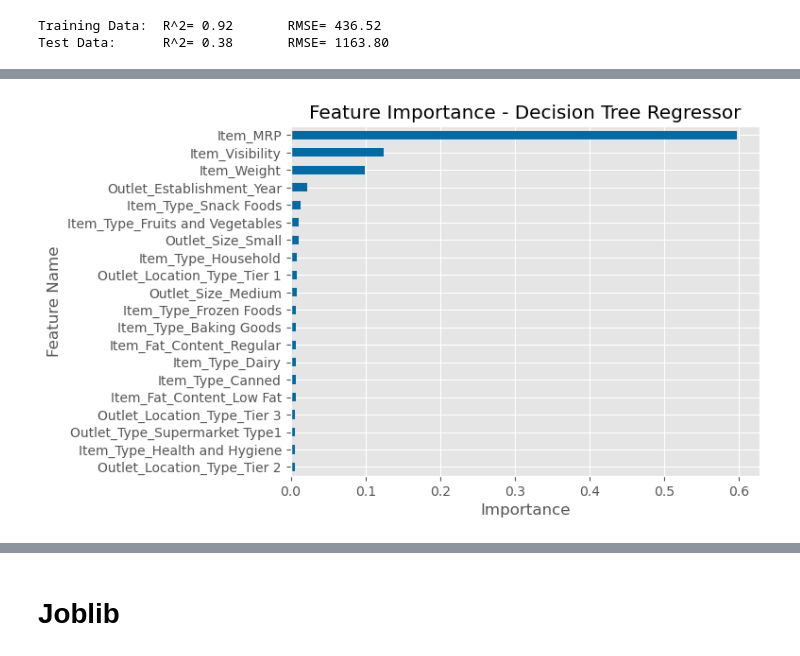
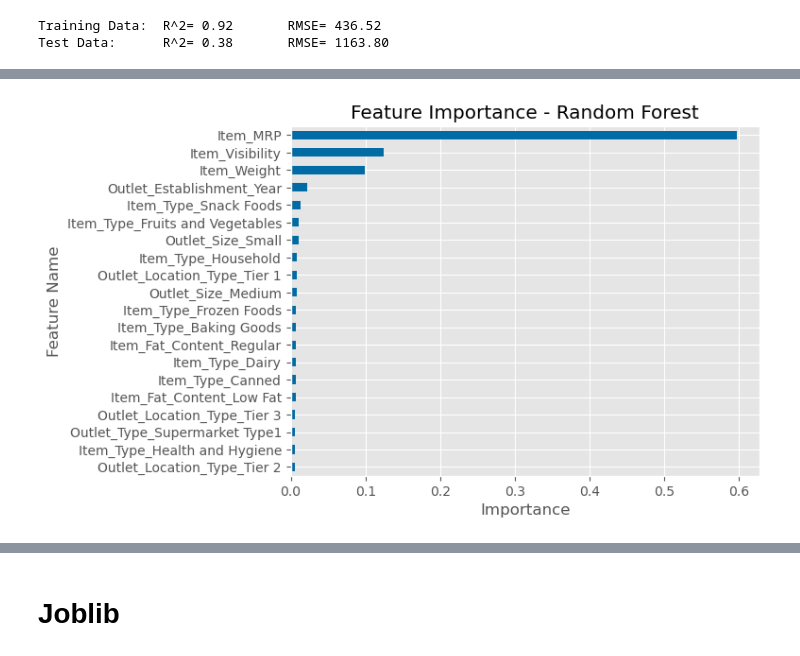
Before and after one commit to Elispreng/Project_1, a Jupyter notebook: Project1_Revisited_Spreng_April20.ipynb, the cells around one changed output, grey strips where cells are left out. Saved outputs shown, nothing was run; the diff lists cells and outputs as text; code cells hidden in the pictures.

```diff
--- a/Project1_Revisited_Spreng_April20.ipynb
+++ b/Project1_Revisited_Spreng_April20.ipynb
@@ -510,8 +515,8 @@ dtype: float64
 # %%
 # Create plot
 ax = importances.sort_values().tail(20).plot(kind='barh')#,figsize=(6,4))
 ax.axvline(0, color='k')
-ax.set(title='Feature Importance - Decision Tree Regressor',ylabel="Feature Name",
+ax.set(title='Feature Importance - Random Forest',ylabel="Feature Name",
       xlabel='Importance');
 # %% [output]
-[figure, old version]
+[figure, new version]
```
Also changed, not shown: parts of 7 cells of this notebook, 1 other file.
